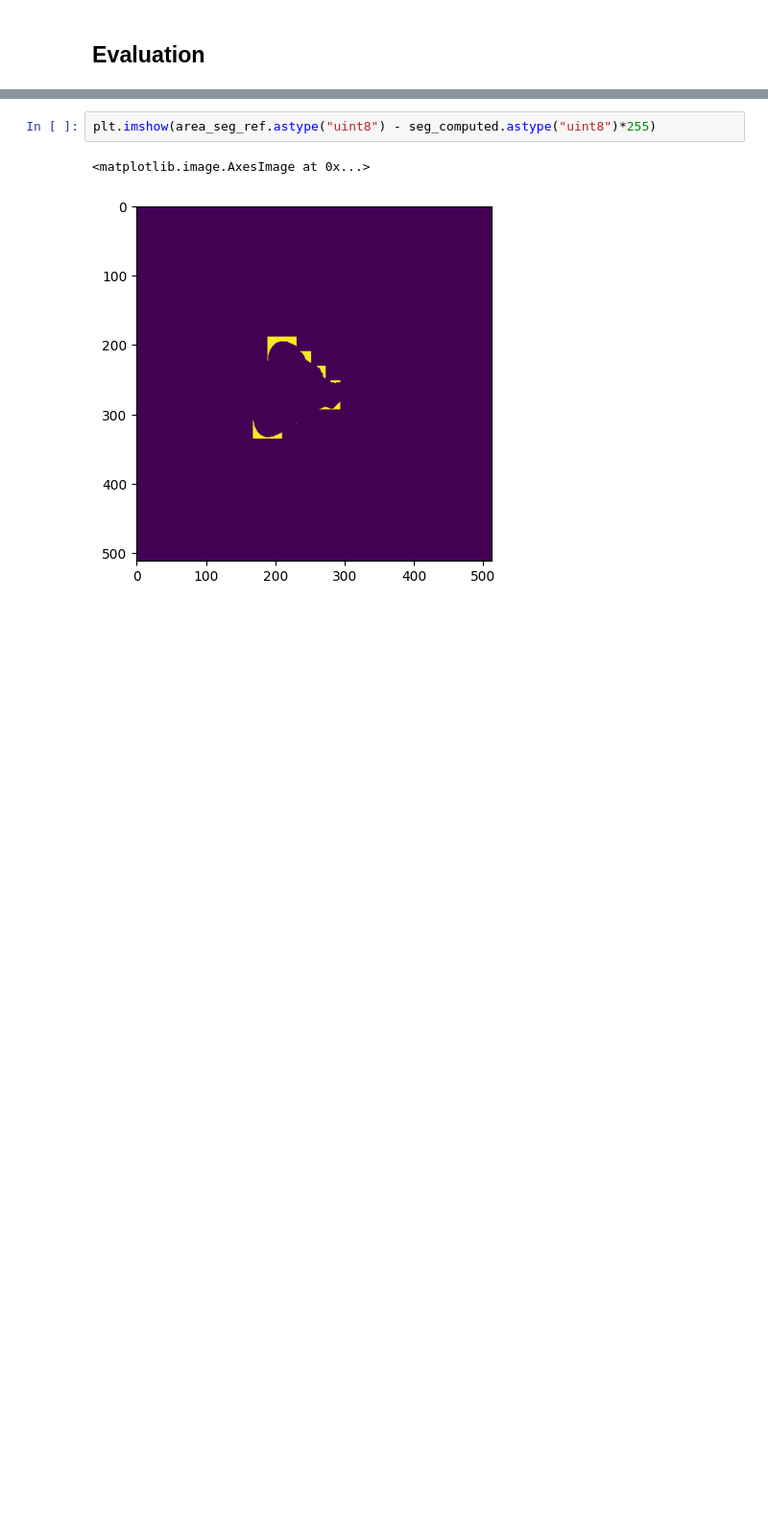
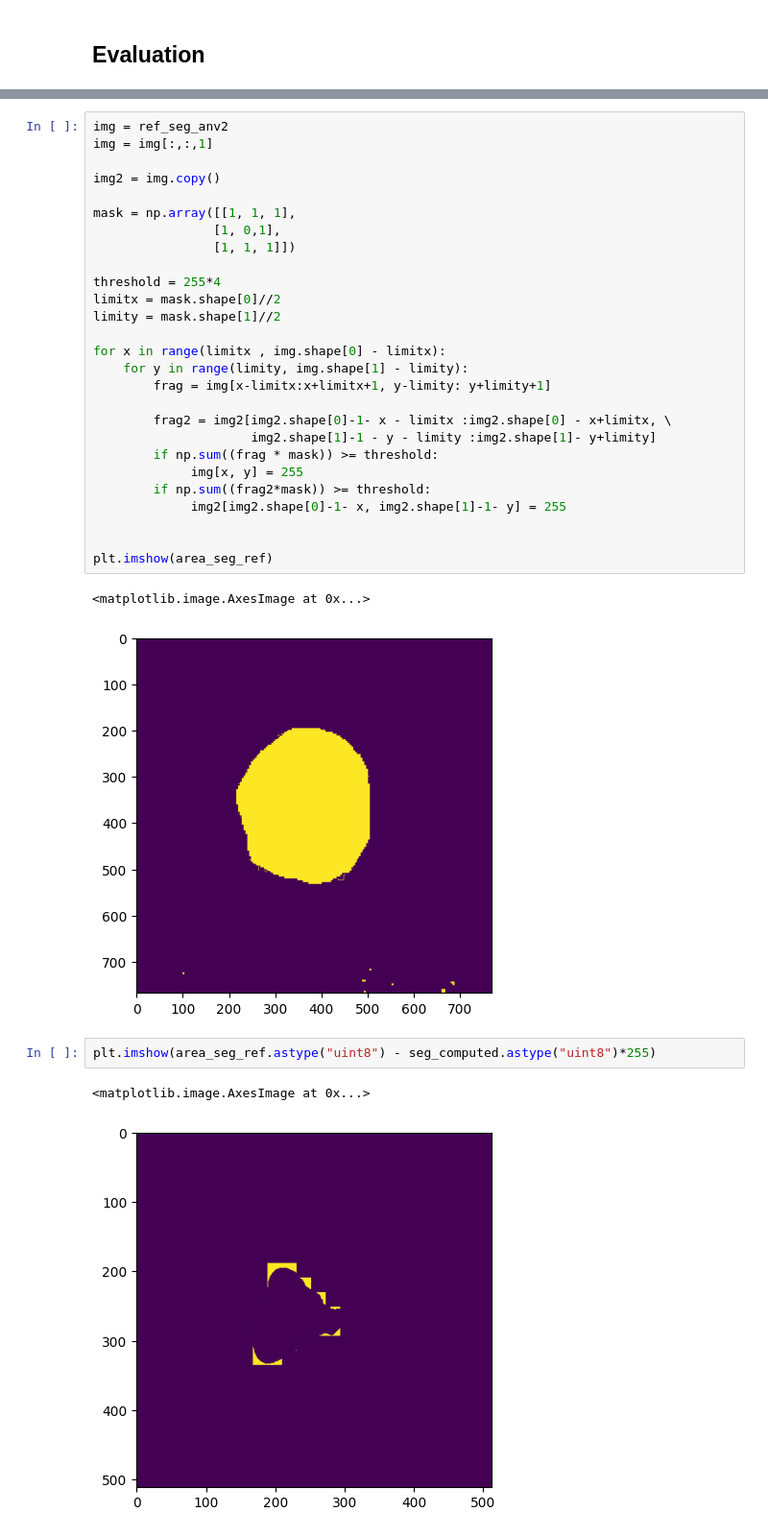
Before and after one commit to ybouilla/computervision, a Jupyter notebook: segmentation_image.ipynb, the cells around one changed output, grey strips where cells are left out. Shown at 96% size. Drawn from its saved outputs; the diff is of its cells as text; blank space fills up the shorter version.

```diff
--- a/segmentation_image.ipynb
+++ b/segmentation_image.ipynb
@@ -242,3 +338,33 @@ IoU                 Dice                 Precision           Recall
+# %%
+img = ref_seg_anv2
+img = img[:,:,1]
+
+img2 = img.copy()
+
+mask = np.array([[1, 1, 1],
+                [1, 0,1],
+                [1, 1, 1]])
+
+threshold = 255*4
+limitx = mask.shape[0]//2
+limity = mask.shape[1]//2
+
+for x in range(limitx , img.shape[0] - limitx):
+    for y in range(limity, img.shape[1] - limity):
+        frag = img[x-limitx:x+limitx+1, y-limity: y+limity+1]
+
+        frag2 = img2[img2.shape[0]-1- x - limitx :img2.shape[0] - x+limitx, \
+                     img2.shape[1]-1 - y - limity :img2.shape[1]- y+limity]
+        if np.sum((frag * mask)) >= threshold:
+             img[x, y] = 255
+        if np.sum((frag2*mask)) >= threshold:
+             img2[img2.shape[0]-1- x, img2.shape[1]-1- y] = 255
+
+
+plt.imshow(area_seg_ref)
+# %% [output]
+<matplotlib.image.AxesImage at 0x...>
+[figure, added]
 # %%
 plt.imshow(area_seg_ref.astype("uint8") - seg_computed.astype("uint8")*255)
 # %% [output]
```
Also changed, not shown: parts of 12 cells of this notebook, 6 other files.
